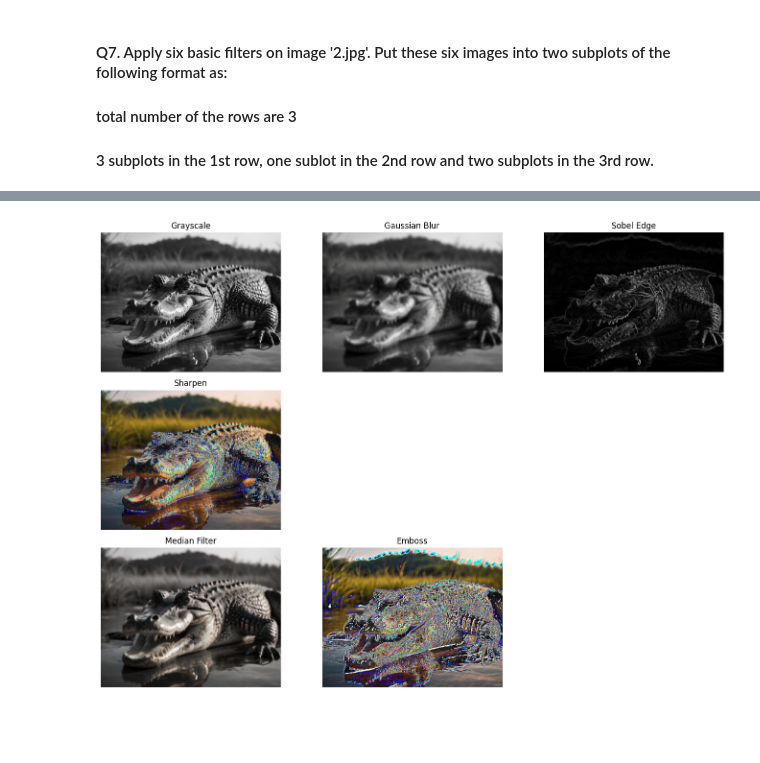
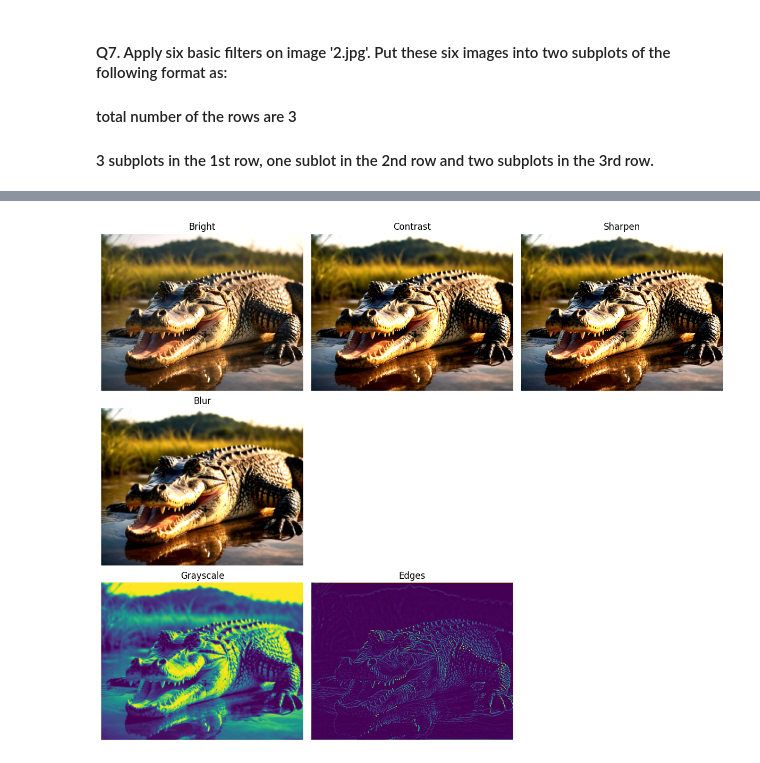
Before and after one commit to TalhaImran12/DataVisualization, a Jupyter notebook: DVAssignment1.ipynb, the cells around one changed output, grey strips where cells are left out. Drawn from its saved outputs; the diff is of its cells as text; code cells hidden in the pictures; blank space fills up the shorter version.

Commit message:
Data Visualization: Complete Assignment with report and code

```diff
--- a/DVAssignment1.ipynb
+++ b/DVAssignment1.ipynb
@@ -404,66 +404,68 @@ plt.show()
 #### total number of the rows are 3
 #### 3 subplots in the 1st row, one sublot in the 2nd row and two subplots in the 3rd row.
 # %%
+import matplotlib.image as mpimg
+from PIL import Image, ImageEnhance, ImageFilter, ImageOps
 
-import matplotlib.image as mpimg
-from scipy.ndimage import gaussian_filter, sobel, median_filter, convolve
-
-
-# Load Image
+# Load the image using matplotlib (NumPy array)
 img = mpimg.imread('2.jpg')
 
+# Convert NumPy array → PIL Image
+pil_img = Image.fromarray(img)
 
-# --- Helper function for filters that require per-channel processing ---
-def apply_filter_per_channel(image, kernel):
-    filtered = np.zeros_like(image)
-    for c in range(image.shape[2]):   # R, G, B channels
-        filtered[:,:,c] = convolve(image[:,:,c], kernel)
-    return filtered
+# 1. Brightness adjustment
+enhancer_brightness = ImageEnhance.Brightness(pil_img)
+bright_img = enhancer_brightness.enhance(1.2)  # +20% brightness
 
-# 1. Grayscale
-gray = np.mean(img, axis=2)
+# 2. Contrast adjustment
+enhancer_contrast = ImageEnhance.Contrast(bright_img)
+contrast_img = enhancer_contrast.enhance(1.3)  # +30% contrast
 
-# 2. Gaussian Blur
-gaussian = gaussian_filter(img, sigma=3)
+# 3. Sharpen the image
+sharpened_img = contrast_img.filter(ImageFilter.SHARPEN)
 
-# 3. Sobel Edge
-sx = sobel(gray, axis=0)
-sy = sobel(gray, axis=1)
-sobel_edge = np.hypot(sx, sy)
+# 4. Gaussian blur
+blurred_img = sharpened_img.filter(ImageFilter.GaussianBlur(radius=1))
 
-# 4. Sharpen Filter
-kernel_sharp = np.array([[0, -1, 0],
-                         [-1, 5, -1],
-                         [0, -1, 0]])
-sharpen = apply_filter_per_channel(img, kernel_sharp)
+# 5. Convert to grayscale
+gray_img = ImageOps.grayscale(blurred_img)
 
-# 5. Median Filter
-median = median_filter(img, size=5)
+# 6. Edge detection
+edges_img = gray_img.filter(ImageFilter.FIND_EDGES)
 
-# 6. Emboss Filter
-kernel_emboss = np.array([[-2, -1,  0],
-                          [-1,  1,  1],
-                          [ 0,  1,  2]])
-emboss = apply_filter_per_channel(img, kernel_emboss)
+# 7. Resize (reduce size by 50%)
+resized_img = blurred_img.resize((pil_img.width // 2, pil_img.height // 2))
 
-# Images & Titles
-images  = [gray, gaussian, sobel_edge, sharpen, median, emboss]
-titles  = ['Grayscale', 'Gaussian Blur', 'Sobel Edge', 'Sharpen', 'Median Filter', 'Emboss']
+# Show results
+fig = plt.figure(figsize=(12, 10))
 
-# Layout: 3 rows → first row 3 plots, second row 1, third row 2
-positions = [1,2,3,4,7,8]   # custom subplot locations
+# Create subplots manually
+# All six images (must be PIL Images)
+images = [bright_img, contrast_img, sharpened_img, blurred_img, gray_img, edges_img]
+titles = ["Bright", "Contrast", "Sharpen", "Blur", "Grayscale", "Edges"]
 
-plt.figure(figsize=(14,10))
+# Convert ALL to PIL just in case
+images = [im if isinstance(im, Image.Image) else Image.fromarray(im) for im in images]
 
-for i in range(6):
-    plt.subplot(3,3,positions[i])
-    if images[i].ndim == 2:   # grayscale
-        plt.imshow(images[i], cmap='gray')
-    else:
-        plt.imshow(images[i])
-    plt.title(titles[i])
-    plt.axis('off')
+fig = plt.figure(figsize=(12, 10))
+
+# Create subplots manually
+ax1 = fig.add_subplot(3, 3, 1)
+ax2 = fig.add_subplot(3, 3, 2)
+ax3 = fig.add_subplot(3, 3, 3)
+ax4 = fig.add_subplot(3, 3, 4)
+ax5 = fig.add_subplot(3, 3, 7)
+ax6 = fig.add_subplot(3, 3, 8)
+
+axes = [ax1, ax2, ax3, ax4, ax5, ax6]
+
+# Show images
+for ax, im, title in zip(axes, images, titles):
+    ax.imshow(im)
+    ax.set_title(title)
+    ax.axis("off")
 
 plt.tight_layout()
+plt.savefig('my_plot.png')
 plt.show()
 # %% [output]
@@ -470 +473 @@ plt.show()
-[figure, old version]
+[figure, new version]
```
Also changed, not shown: parts of 1 cell of this notebook, 2 other files.
